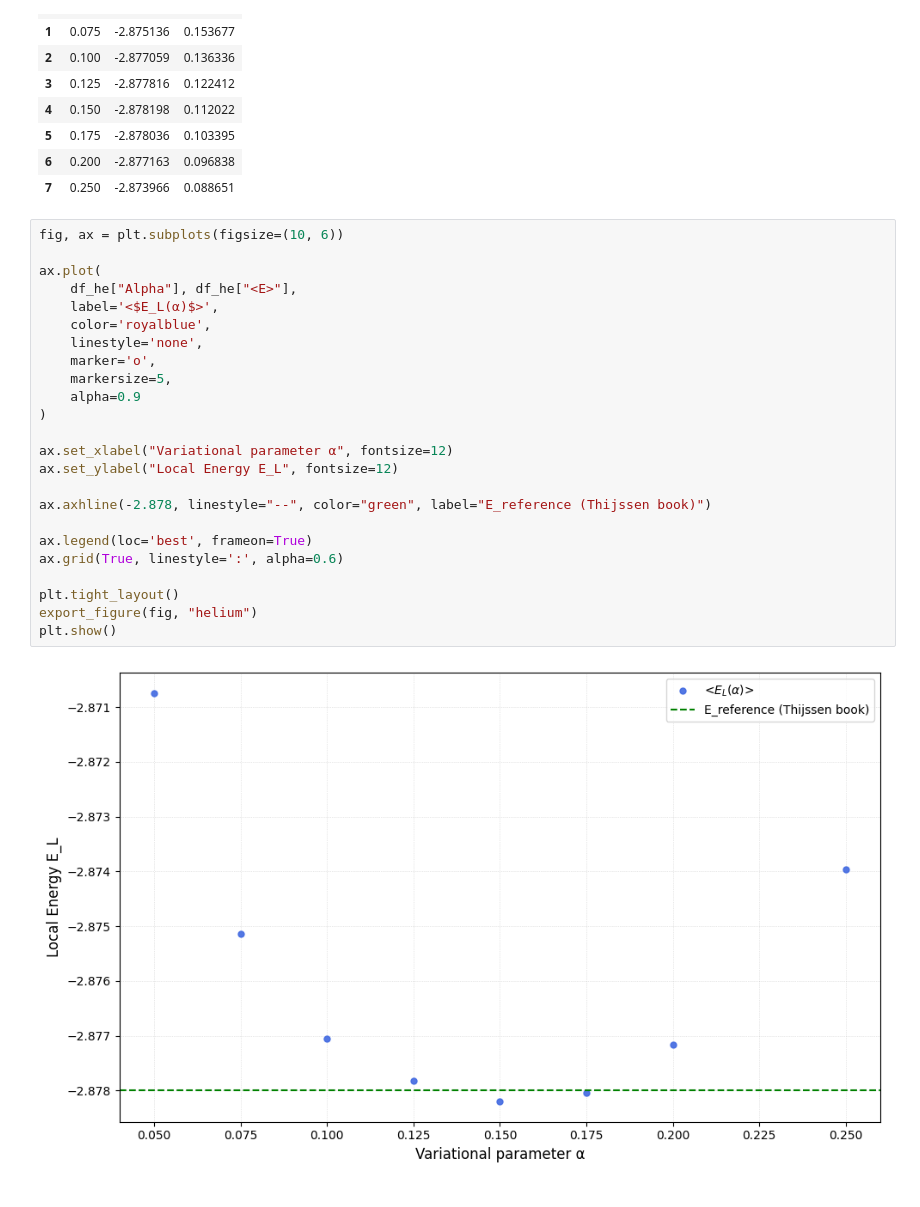
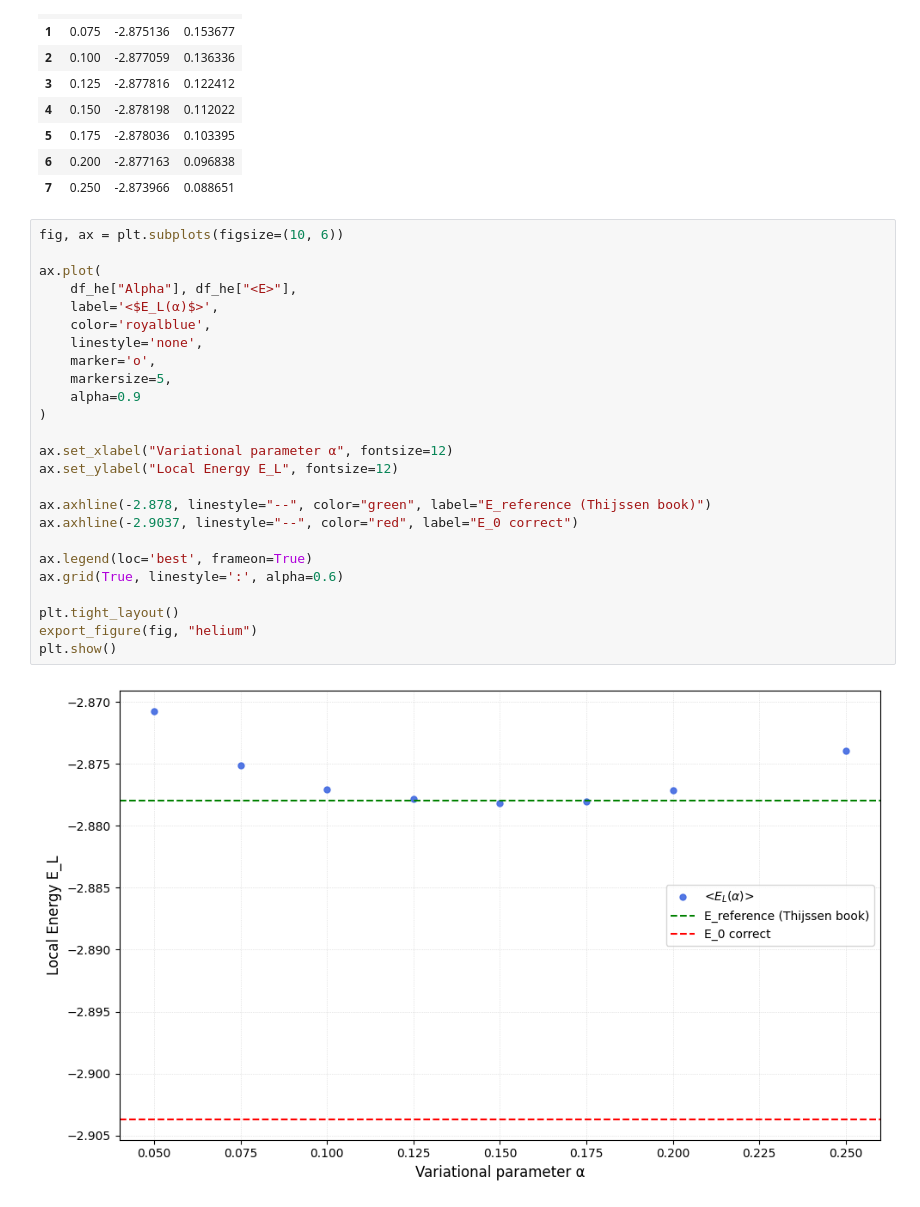
Before and after one commit to valentin-mayer/variational-monte-carlo, a Jupyter notebook: main.ipynb, the cells around one changed output. Saved outputs shown, nothing was run; the diff lists cells and outputs as text.

```diff
--- a/main.ipynb
+++ b/main.ipynb
@@ -231,26 +231,27 @@ df_he
 # %%
 fig, ax = plt.subplots(figsize=(10, 6))
 
 ax.plot(
     df_he["Alpha"], df_he["<E>"],
     label='<$E_L(α)$>',
     color='royalblue',
     linestyle='none',
     marker='o',
     markersize=5,
     alpha=0.9
 )
 
 ax.set_xlabel("Variational parameter α", fontsize=12)
 ax.set_ylabel("Local Energy E_L", fontsize=12)
 
 ax.axhline(-2.878, linestyle="--", color="green", label="E_reference (Thijssen book)")
+ax.axhline(-2.9037, linestyle="--", color="red", label="E_0 correct")
 
 ax.legend(loc='best', frameon=True)
 ax.grid(True, linestyle=':', alpha=0.6)
 
 plt.tight_layout()
 export_figure(fig, "helium")
 plt.show()
 # %% [output]
-[figure, old version]
+[figure, new version]
```
Also changed, not shown: 2 other files.
